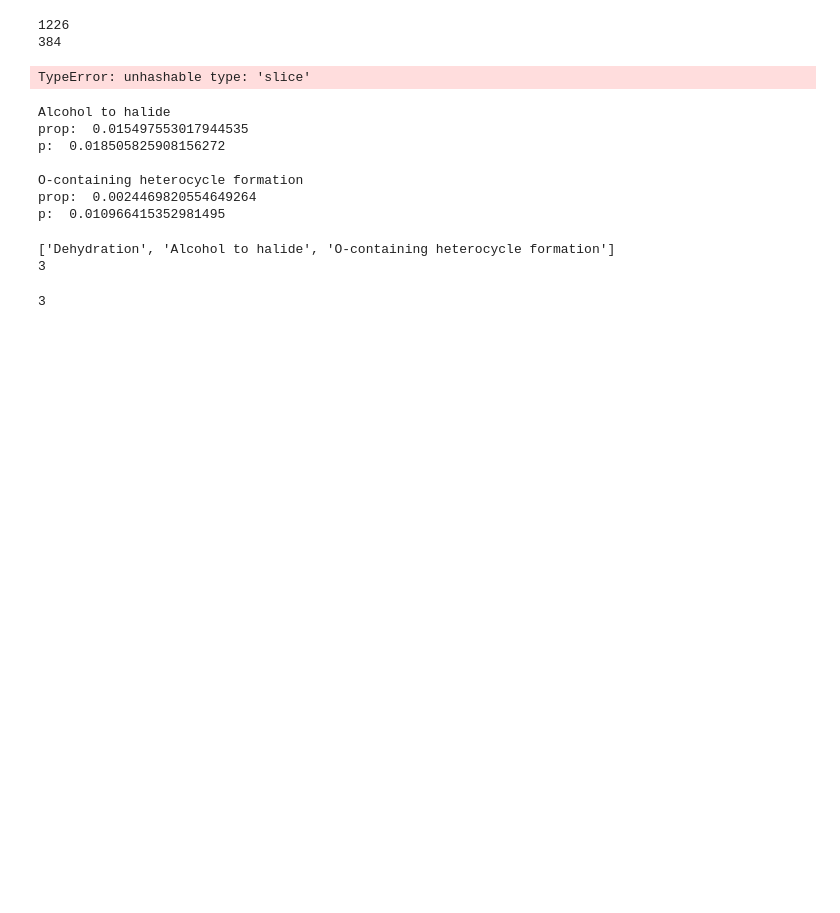
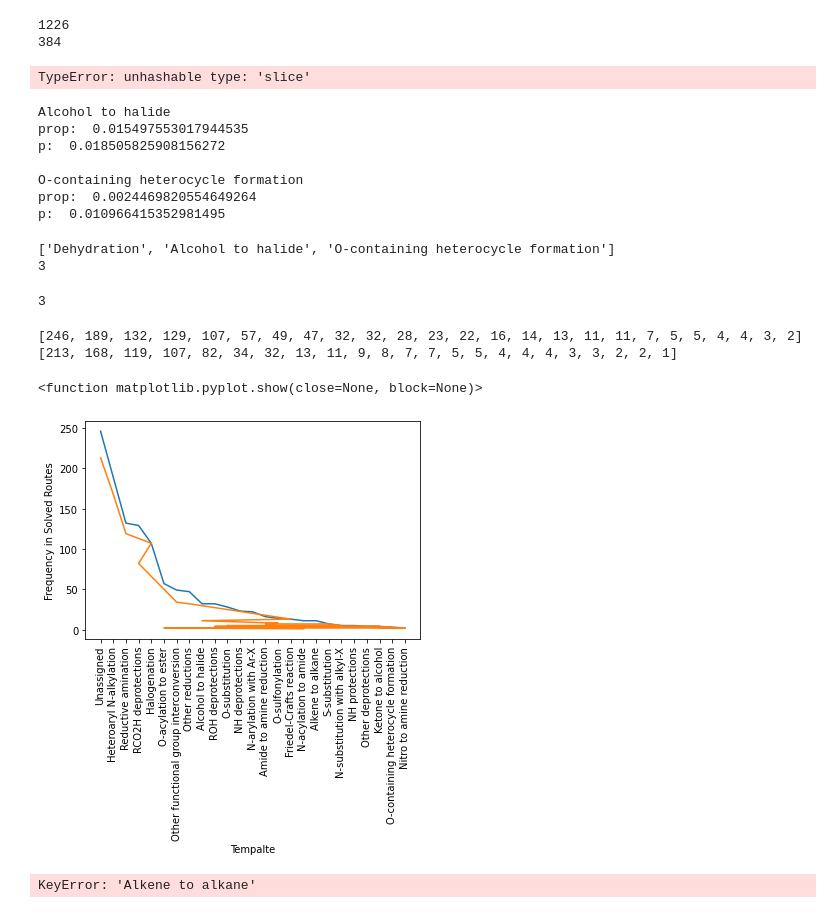
Before and after one commit to m-mokaya/aizynthfinder, a Jupyter notebook: Maranga/Notebooks/utils/view_reactions.ipynb, the cells around one changed output. Cells and saved outputs as stored; diff of their text form; code cells hidden in the pictures; blank space fills up the shorter version.

```diff
--- a/Maranga/Notebooks/utils/view_reactions.ipynb
+++ b/Maranga/Notebooks/utils/view_reactions.ipynb
@@ -237,3 +200,25 @@ print(len(to_optimise_hash))
 print(len(set(to_optimise_hash)))
 # %% [output]
 3
+# %%
+import matplotlib.pyplot as plt
+
+temps = list(opt_s_templates_3.keys())
+dc = list(opt_s_templates_3.values())
+
+temps_1 = list(opt_s_templates_1.keys())
+dc_1 = list(opt_s_templates_1.values())
+print(dc)
+print(dc_1)
+
+plt.plot(temps, dc)
+plt.plot(temps_1, dc_1)
+plt.xticks(rotation=90)
+plt.xlabel('Tempalte')
+plt.ylabel('Frequency in Solved Routes')
+plt.show
+# %% [output]
+[246, 189, 132, 129, 107, 57, 49, 47, 32, 32, 28, 23, 22, 16, 14, 13, 11, 11, 7, 5, 5, 4, 4, 3, 2]
+[213, 168, 119, 107, 82, 34, 32, 13, 11, 9, 8, 7, 7, 5, 5, 4, 4, 4, 3, 3, 2, 2, 1]
+<function matplotlib.pyplot.show(close=None, block=None)>
+[figure, added]
@@ -239,0 +227,20 @@ print(len(set(to_optimise_hash)))
+# %%
+opt_template_3 = {}
+for k,v in s_templates_3.items():
+    if k in opt_list:
+        opt_template_3[k] = v
+
+opt_s_templates_3 = dict(sorted(opt_template_3.items(), key=lambda kv: kv[1], reverse=True))
+
+opt_template_1 = {}
+for k,v in s_templates_1.items():
+    if k in opt_list:
+        opt_template_1[k] = v
+
+
+for key in opt_o_temps:
+    opt_template_1[key] = opt_template_1.pop(key)
+
+print(len(opt_s_templates_3))
+# %% [output]
+KeyError: 'Alkene to alkane'
```
Also changed, not shown: parts of 11 cells of this notebook, 4 other files.
